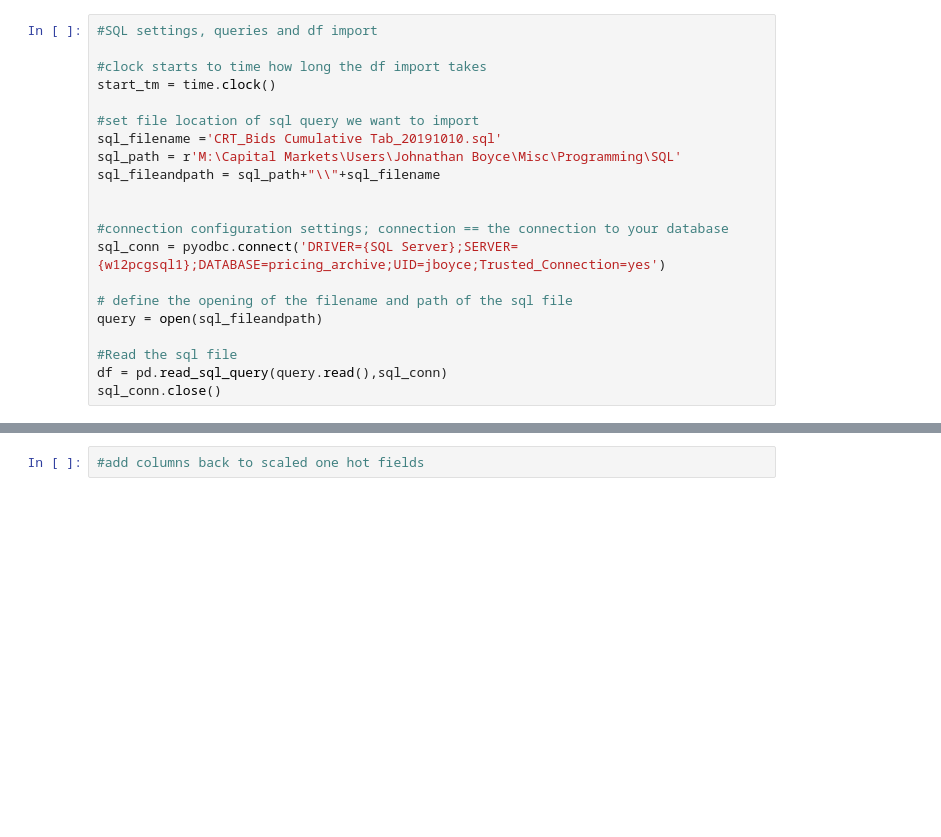
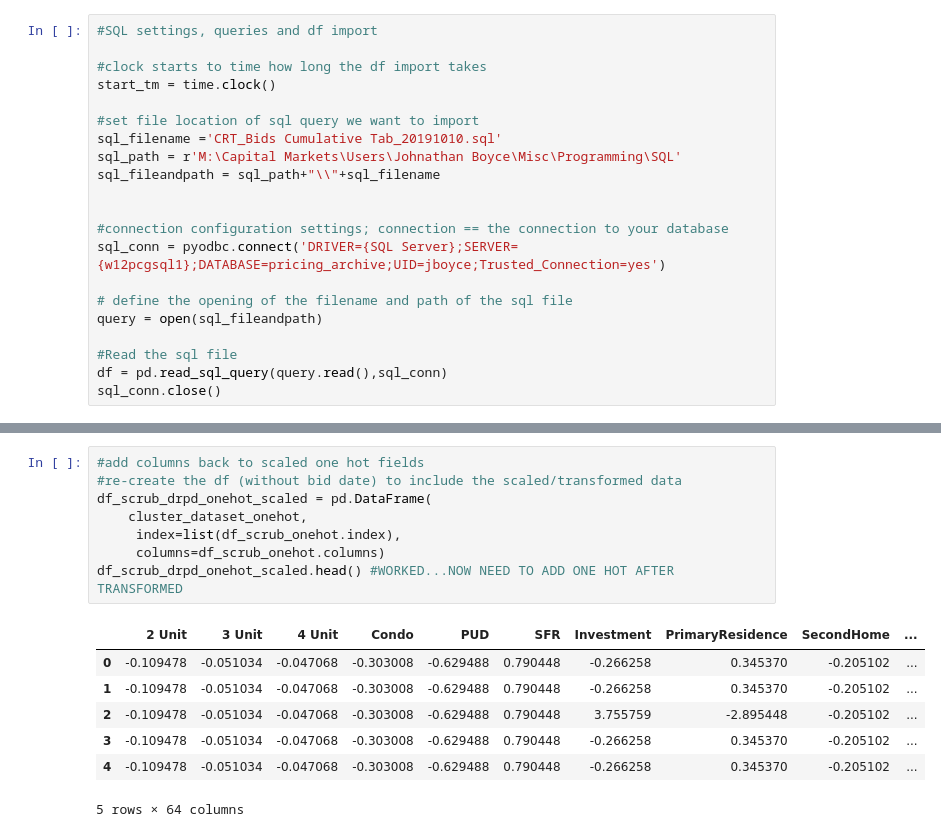
Before and after one commit to jboyce95/CRT_Report, a Jupyter notebook: Untitled2_onehotdone.ipynb, the cells around one changed output, grey strips where cells are left out. Saved outputs shown, nothing was run; the diff lists cells and outputs as text; blank space fills up the shorter version.

```diff
--- a/Untitled2_onehotdone.ipynb
+++ b/Untitled2_onehotdone.ipynb
@@ -275,2 +308,16 @@ array([[-0.10923689, -0.05145289, -0.04663808, -0.3031493 , -0.62897524,
-# %%
-#add columns back to scaled one hot fields
+# %%
+#add columns back to scaled one hot fields
+#re-create the df (without bid date) to include the scaled/transformed data
+df_scrub_drpd_onehot_scaled = pd.DataFrame(
+    cluster_dataset_onehot,
+     index=list(df_scrub_onehot.index),
+     columns=df_scrub_onehot.columns)
+df_scrub_drpd_onehot_scaled.head() #WORKED...NOW NEED TO ADD ONE HOT AFTER TRANSFORMED
+# %% [output]
+|  | 2 Unit | 3 Unit | 4 Unit | Condo | PUD | SFR | Investment | PrimaryResidence | SecondHome | ... |
+| 0 | -0.109478 | -0.051034 | -0.047068 | -0.303008 | -0.629488 | 0.790448 | -0.266258 | 0.345370 | -0.205102 | ... |
+| 1 | -0.109478 | -0.051034 | -0.047068 | -0.303008 | -0.629488 | 0.790448 | -0.266258 | 0.345370 | -0.205102 | ... |
+| 2 | -0.109478 | -0.051034 | -0.047068 | -0.303008 | -0.629488 | 0.790448 | 3.755759 | -2.895448 | -0.205102 | ... |
+| 3 | -0.109478 | -0.051034 | -0.047068 | -0.303008 | -0.629488 | 0.790448 | -0.266258 | 0.345370 | -0.205102 | ... |
+| 4 | -0.109478 | -0.051034 | -0.047068 | -0.303008 | -0.629488 | 0.790448 | -0.266258 | 0.345370 | -0.205102 | ... |
+5 rows × 64 columns
```
Also changed, not shown: parts of 24 cells of this notebook.
